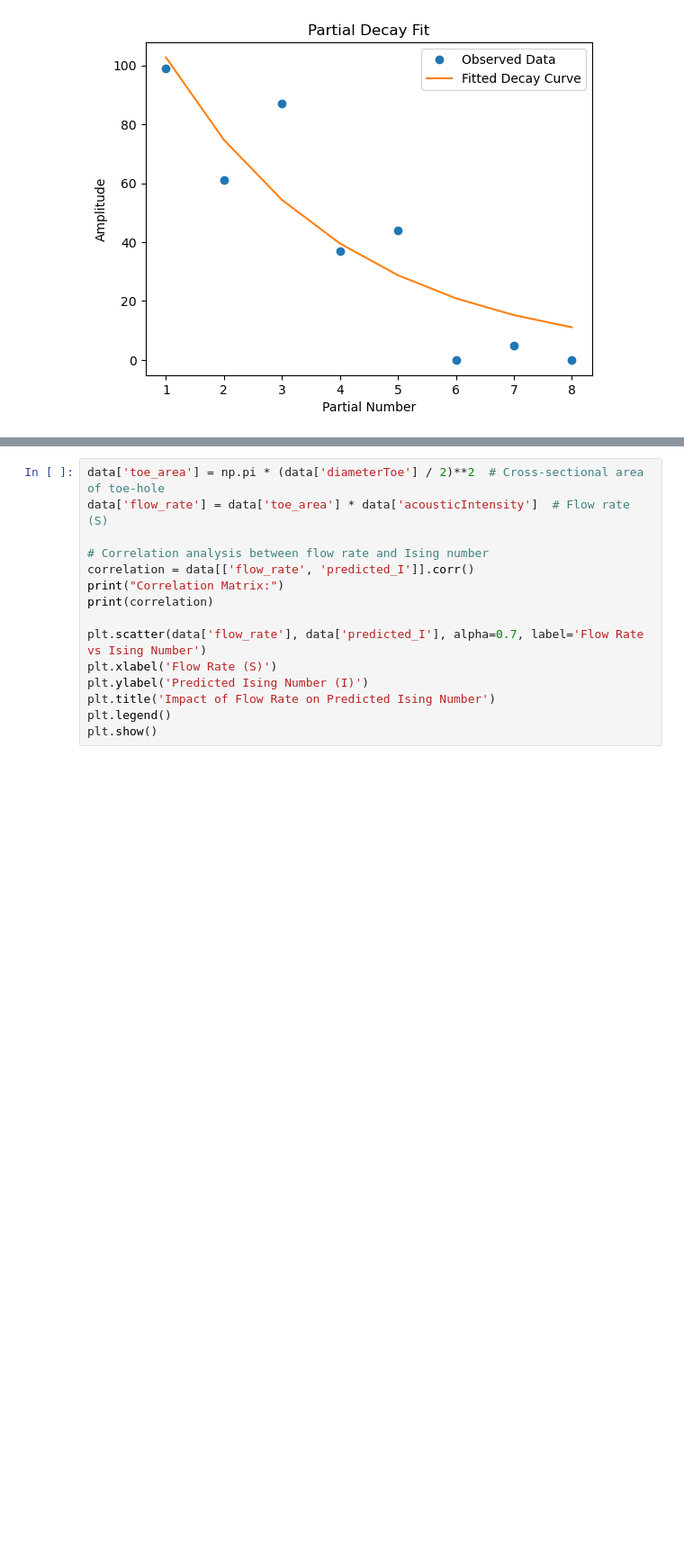
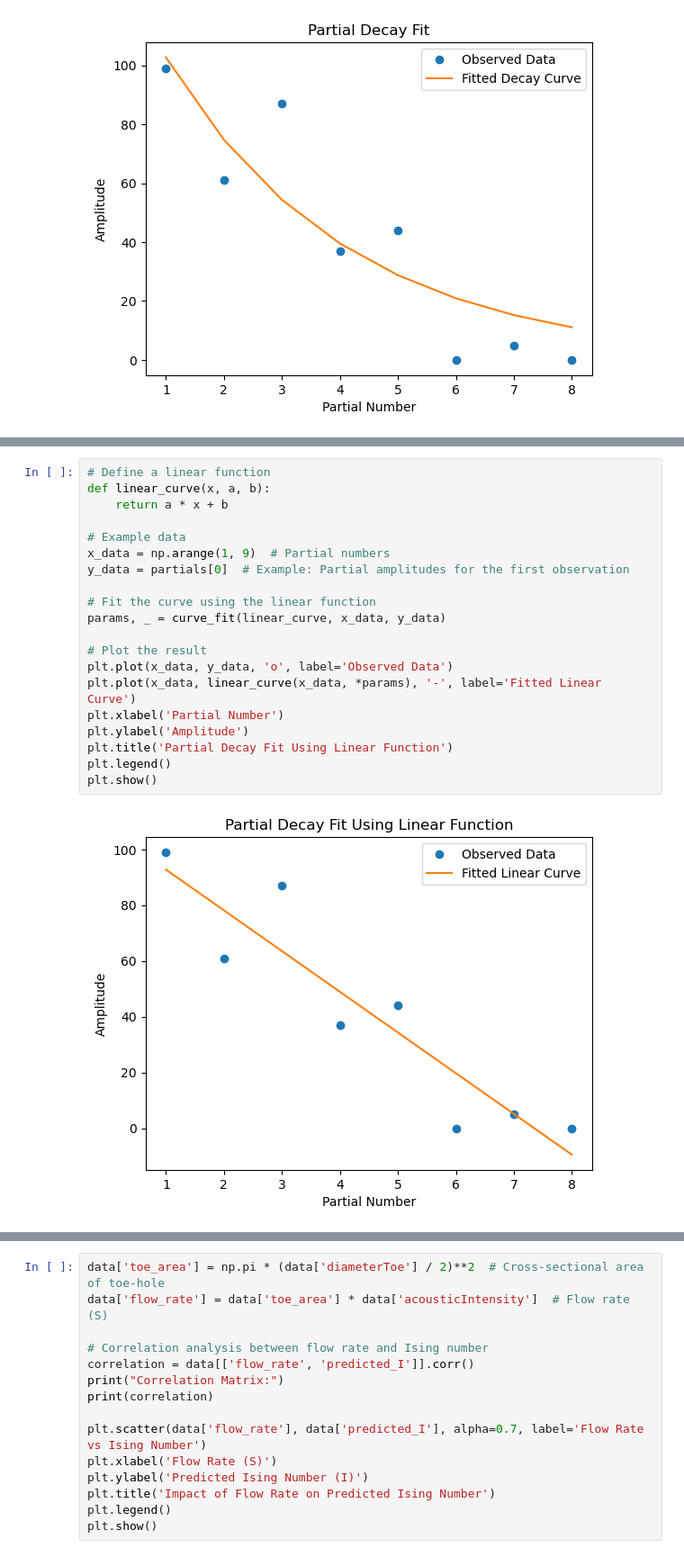
Before and after one commit to mcyanam/STAT409Project, a Jupyter notebook: jnp/pyCode.ipynb, the cells around one changed output, grey strips where cells are left out. Shown at 90% size. Saved outputs shown, nothing was run; the diff lists cells and outputs as text; blank space fills up the shorter version.

```diff
--- a/jnp/pyCode.ipynb
+++ b/jnp/pyCode.ipynb
@@ -116,0 +139,22 @@ plt.show()
+# %%
+# Define a linear function
+def linear_curve(x, a, b):
+    return a * x + b
+
+# Example data
+x_data = np.arange(1, 9)  # Partial numbers
+y_data = partials[0]  # Example: Partial amplitudes for the first observation
+
+# Fit the curve using the linear function
+params, _ = curve_fit(linear_curve, x_data, y_data)
+
+# Plot the result
+plt.plot(x_data, y_data, 'o', label='Observed Data')
+plt.plot(x_data, linear_curve(x_data, *params), '-', label='Fitted Linear Curve')
+plt.xlabel('Partial Number')
+plt.ylabel('Amplitude')
+plt.title('Partial Decay Fit Using Linear Function')
+plt.legend()
+plt.show()
+# %% [output]
+[figure, added]
```
Also changed, not shown: parts of 10 cells of this notebook.
